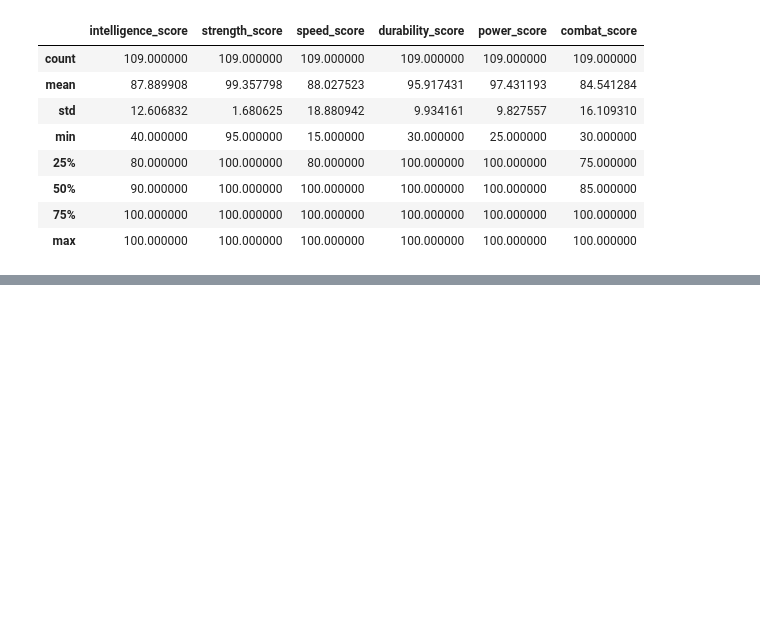
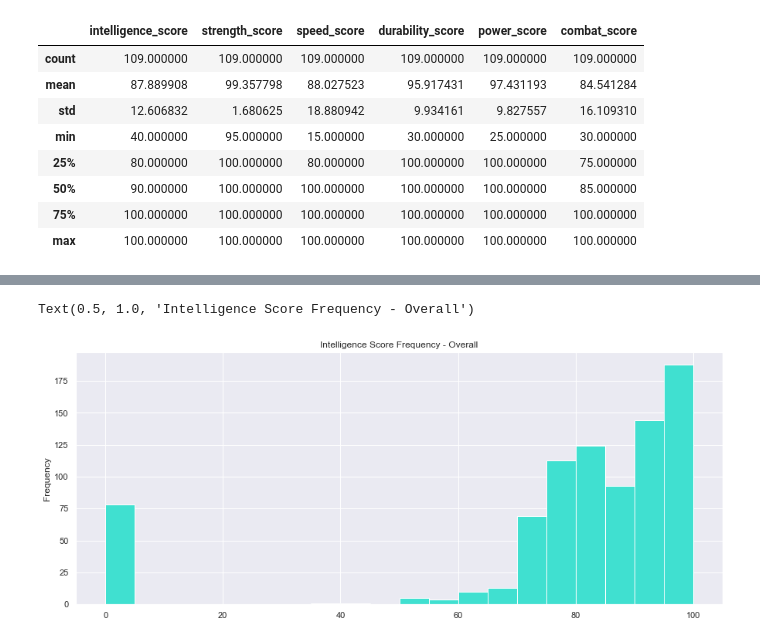
Before and after one commit to data301-2021-winter1/project-group04-project, a Jupyter notebook: notebooks/analysis2.ipynb, the cells around one changed output, grey strips where cells are left out. Cells and saved outputs as stored; diff of their text form; code cells hidden in the pictures; blank space fills up the shorter version.

```diff
--- a/notebooks/analysis2.ipynb
+++ b/notebooks/analysis2.ipynb
@@ -242,0 +178,6 @@ avengers6.plot(kind='scatter', x="overall_score", y="durability_score")
+# %%
+graph2 = avengers_cleaned["intelligence_score"].plot(kind='hist', bins=20, figsize=(15,6), facecolor="turquoise",edgecolor="white")
+graph2.set_title("Intelligence Score Frequency - Overall")
+# %% [output]
+Text(0.5, 1.0, 'Intelligence Score Frequency - Overall')
+[figure, added]
```
Also changed, not shown: parts of 51 cells of this notebook, 1 other file.
